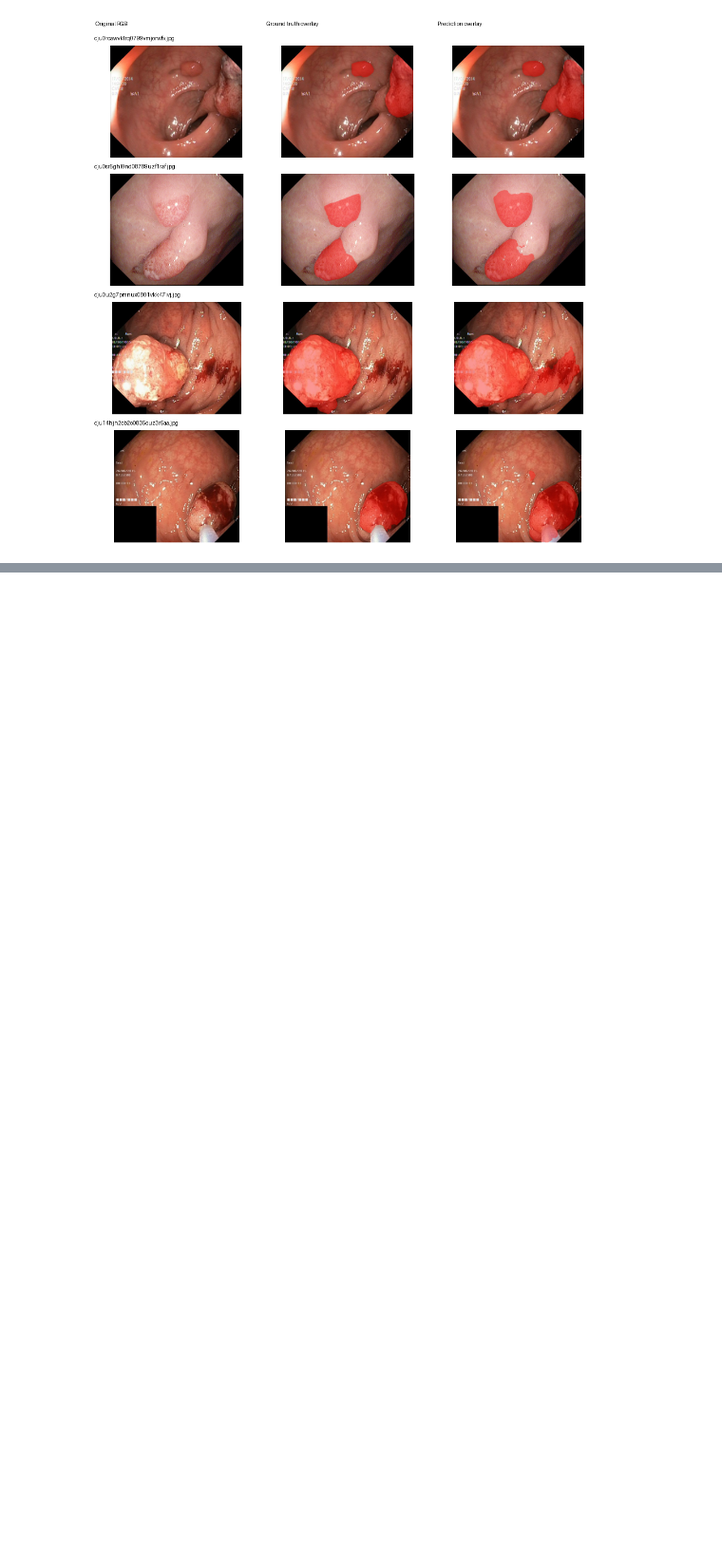
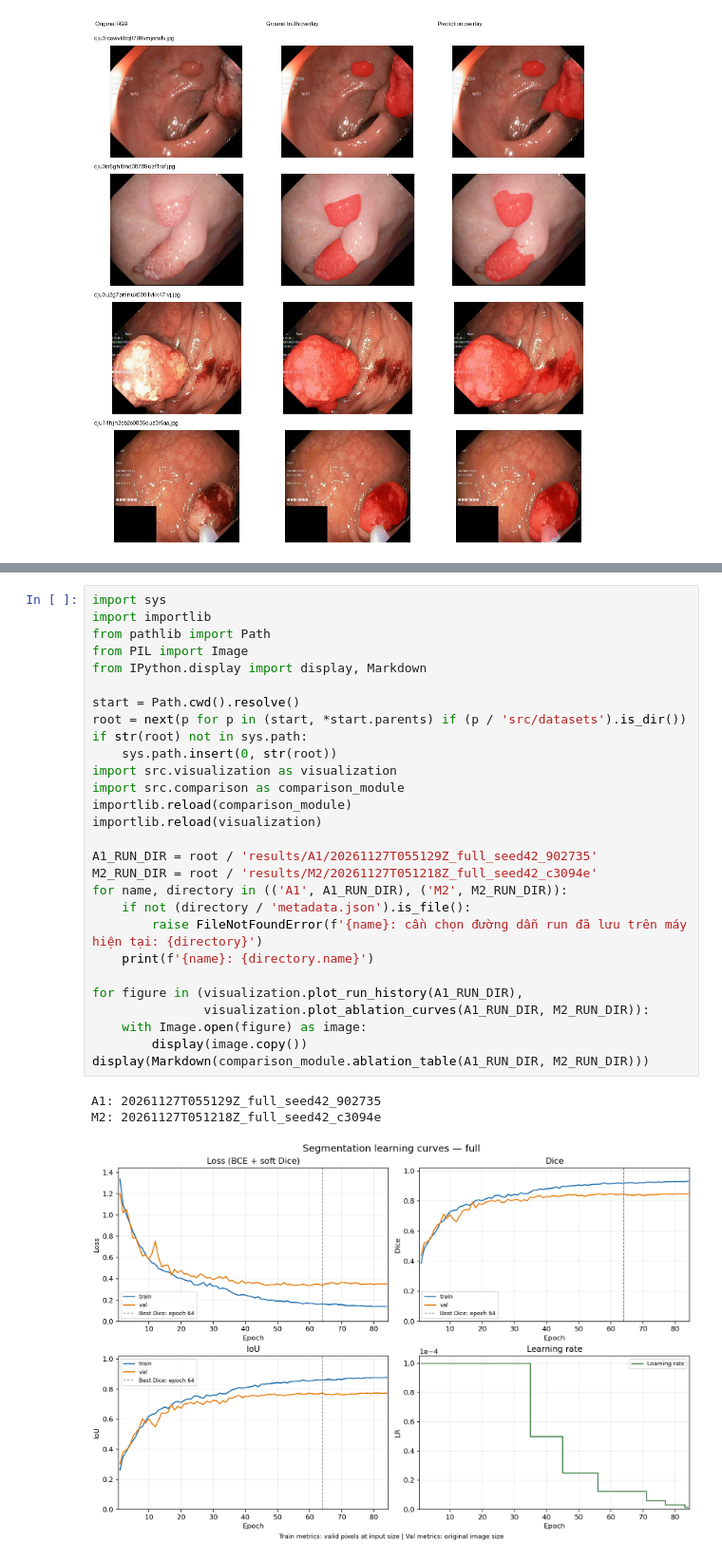
Before and after one commit to trungnd06/2627-DL-Medical-Image-Segmentation, a Jupyter notebook: notebooks/05_train_pretrained_unet.ipynb, the cells around one changed output, grey strips where cells are left out. Shown at 95% size. Drawn from its saved outputs; the diff is of its cells as text; blank space fills up the shorter version.

Commit message:
docs(notebooks): analyze A1 results and refine experiment narratives

```diff
--- a/notebooks/05_train_pretrained_unet.ipynb
+++ b/notebooks/05_train_pretrained_unet.ipynb
@@ -150,0 +175,32 @@ if RUN_A1:
+# %%
+import sys
+import importlib
+from pathlib import Path
+from PIL import Image
+from IPython.display import display, Markdown
+
+start = Path.cwd().resolve()
+root = next(p for p in (start, *start.parents) if (p / 'src/datasets').is_dir())
+if str(root) not in sys.path:
+    sys.path.insert(0, str(root))
+import src.visualization as visualization
+import src.comparison as comparison_module
+importlib.reload(comparison_module)
+importlib.reload(visualization)
+
+A1_RUN_DIR = root / 'results/A1/20261127T055129Z_full_seed42_902735'
+M2_RUN_DIR = root / 'results/M2/20261127T051218Z_full_seed42_c3094e'
+for name, directory in (('A1', A1_RUN_DIR), ('M2', M2_RUN_DIR)):
+    if not (directory / 'metadata.json').is_file():
+        raise FileNotFoundError(f'{name}: cần chọn đường dẫn run đã lưu trên máy hiện tại: {directory}')
+    print(f'{name}: {directory.name}')
+
+for figure in (visualization.plot_run_history(A1_RUN_DIR),
+               visualization.plot_ablation_curves(A1_RUN_DIR, M2_RUN_DIR)):
+    with Image.open(figure) as image:
+        display(image.copy())
+display(Markdown(comparison_module.ablation_table(A1_RUN_DIR, M2_RUN_DIR)))
+# %% [output]
+A1: 20261127T055129Z_full_seed42_902735
+M2: 20261127T051218Z_full_seed42_c3094e
+[figure, added]
```
Also changed, not shown: parts of 12 cells of this notebook, 2 other files.
